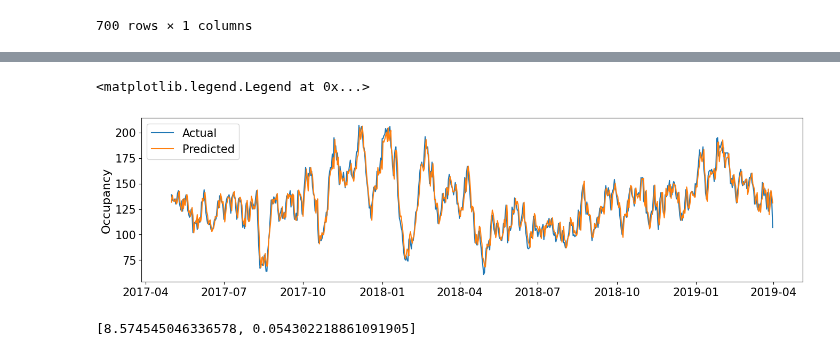
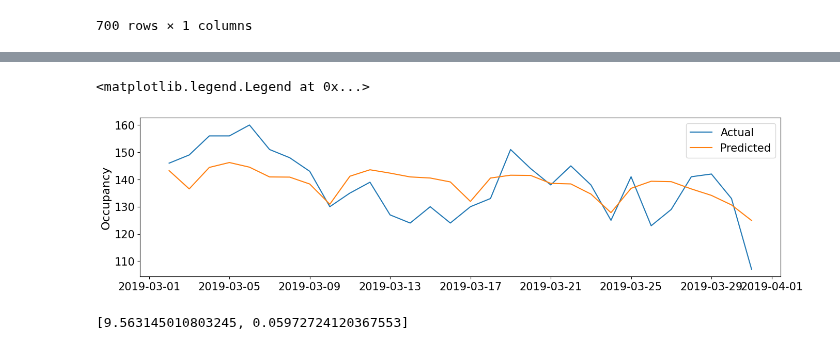
Before and after one commit to aaronbittel/intelligent-planning-of-care-staff, a Jupyter notebook: models/sarima/sarima_analysis.ipynb, the cells around one changed output, grey strips where cells are left out. Cells and saved outputs as stored; diff of their text form; code cells hidden in the pictures.

Commit message:
refactor: sarima jupyter notebook to exclude test cases done for educational purposes

```diff
--- a/models/sarima/sarima_analysis.ipynb
+++ b/models/sarima/sarima_analysis.ipynb
@@ -77,0 +78,26 @@ predictions = arima.fit().predict()
+# %%
+# SARIMA
+# p | P <= 2 because first 2 lags are meaningful according to PACF
+# d | D = 0 because data is stationary (no trend)
+# q | Q <= 15 because first 15 lags are meaningful according to ACF
+# m = 7 because of seasonal plot and PACF
+# Note, using the maximum values results in potential erros being highlighted by the framework.
+# A more fitting approach in identifying the optimal parameters would be in this intance to take a look at the Geometric decay
+# (https://www.kaggle.com/code/iamleonie/time-series-interpreting-acf-and-pacf)
+# More optimal parameters are being used further down inside of this notebook
+
+p = 1
+d = 0
+q = 1
+P = 2
+D = 0
+Q = 15
+m = 7
+
+sarima = SARIMAX(train_data['occupancy'],
+                order=(p,d,q),
+                seasonal_order=(P,D,Q,m))
+model_fit_sarima = sarima.fit()
+
+forecast_steps = 30
+sarima_predictions_trained_data = model_fit_sarima.forecast(steps=forecast_steps)
@@ -78,17 +123,11 @@ predictions = arima.fit().predict()
 # %%
 plt.figure(figsize=(16,4))
-plt.plot(df, label="Actual") # No diff because we are working with stationary data
-plt.plot(predictions, label="Predicted")
+plt.plot(test_data, label="Actual") # No diff because we are working with stationary data (no trend)
+plt.plot(sarima_predictions_trained_data, label="Predicted")
 plt.ylabel('Occupancy', fontsize=16)
 plt.legend()
 # %% [output]
 <matplotlib.legend.Legend at 0x...>
-[figure, old version]
+[figure, new version]
 # %%
 from sklearn.metrics import mean_squared_error, mean_absolute_percentage_error, root_mean_squared_error
-# %%
-rmse = root_mean_squared_error(df, predictions)
-mape = mean_absolute_percentage_error(df, predictions)
-[rmse, mape]
-# %% [output]
-[8.574545046336578, 0.054302218861091905]
@@ -97,0 +134,7 @@ from statsmodels.tsa.statespace.sarimax import SARIMAX
+# %%
+# Calculation of RMSE and MAPE to interpret model quality
+rmse = root_mean_squared_error(test_data[:30], sarima_predictions_trained_data)
+mape = mean_absolute_percentage_error(test_data[:30], sarima_predictions_trained_data)
+[rmse, mape]
+# %% [output]
+[9.563145010803245, 0.05972724120367553]
```
Also changed, not shown: parts of 48 cells of this notebook, 3 other files.
